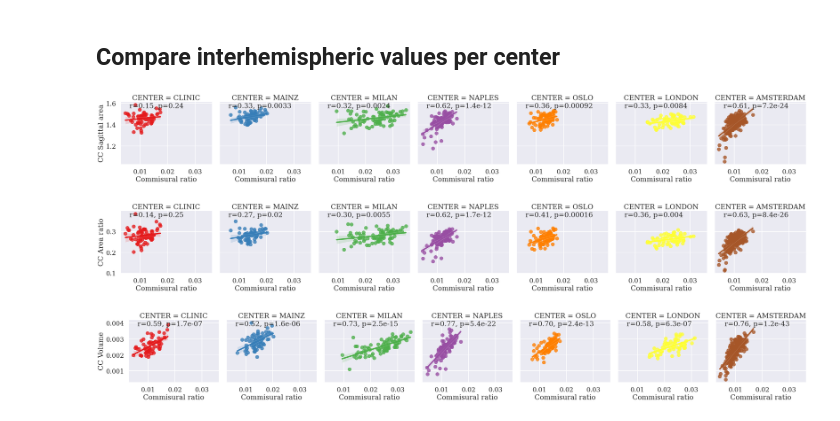
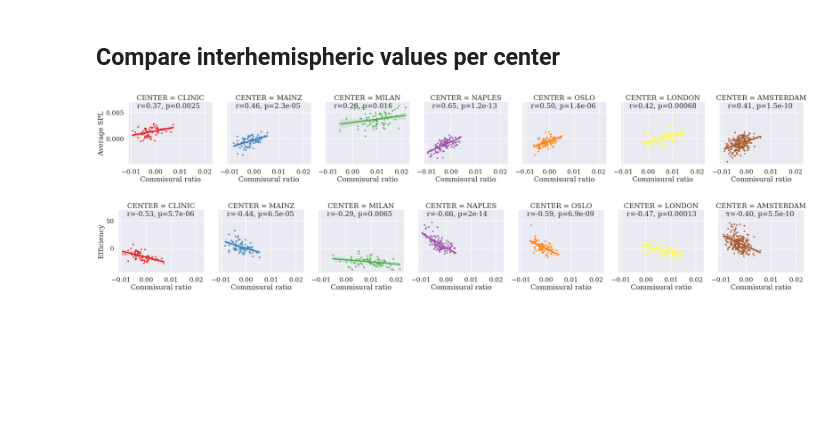
Before and after one commit to GerardMJuan/GraphNetworkMarkers, a Jupyter notebook: PAPER_FIGURES_TABLES/Fig_Comparison_inter.ipynb, the cells around one changed output. Cells and saved outputs as stored; diff of their text form; code cells hidden in the pictures; blank space fills up the shorter version.

```diff
--- a/PAPER_FIGURES_TABLES/Fig_Comparison_inter.ipynb
+++ b/PAPER_FIGURES_TABLES/Fig_Comparison_inter.ipynb
@@ -74,6 +75,8 @@ AMSTERDAM 3.5 ( 2.5 5.5 )
 # %% [markdown]
 ## Compare interhemispheric values globally
 # %%
+df_merged = pd.read_csv("/home/gerard/VHIR/MAGNIMS_DEFINITIVE_RESULTS/df_merged_combat.csv")
+
 def annotate(col1, col2, data, multihue=False, **kwargs):
     if len(data[col1]) >= 2 or len(data[col2]) >= 2:
         r, p = stats.pearsonr(data[col1], data[col2])
@@ -111,7 +114,7 @@ def annotate_axis(col1, col2, data, ax, label, level=0):
 
 # fer un subplot 2x1.
 # i fer que cada un siguin les figures.
-sns.set(style='darkgrid', context='talk', palette='turbo', font="serif")
+sns.set(style='darkgrid', context='paper', palette='turbo', font="serif")
 f, axes = plt.subplots(1, 3, figsize=(12,4), constrained_layout=True)
 axes = axes.ravel()
 
@@ -127,18 +130,18 @@ z2 = "Comm_ratio_approx"
 df_corrected = df_merged.copy()
 
 for var in [x1,x2,y1,y2,z1,z2]:
-    to_correct_for = 'C(CENTER) + AGE + C(SEX)'
+    to_correct_for = 'AGE + C(SEX)'
     results = smf.ols(f'{x1} ~ {to_correct_for}', data=df_corrected).fit()
     df_corrected[f"{x1}"] = results.resid + results.params.Intercept
 
 
-sns.regplot(x=x1, y=x2, data=df_corrected, marker='o', color='#008176', ax=axes[0])
+sns.regplot(x=x1, y=x2, data=df_corrected, marker='o', scatter_kws={'s':10}, color='#008176', ax=axes[0])
 annotate_axis(x1, x2, df_corrected, axes[0], "", 0)
 
-sns.regplot(x=y1, y=y2, data=df_corrected, marker='o', color='#008176', ax=axes[1])
+sns.regplot(x=y1, y=y2, data=df_corrected, marker='o', scatter_kws={'s':10},  color='#008176', ax=axes[1])
 annotate_axis(y1, y2, df_corrected, axes[1], "", 0)
 
-sns.regplot(x=z1, y=z2, data=df_corrected, marker='o', color='#008176', ax=axes[2])
+sns.regplot(x=z1, y=z2, data=df_corrected, marker='o', scatter_kws={'s':10},  color='#008176', ax=axes[2])
 annotate_axis(z1, z2, df_corrected, axes[2], "", 0)
 
 # Rename the axis of the figure
@@ -151,6 +154,6 @@ axes[1].set_ylabel("CC ratio")
 axes[2].set_xlabel("Commisural ratio")
 axes[2].set_ylabel("CC volume")
 
-plt.savefig("/home/gerard/PAPERS/PAPER_COBRA/FIGURES/Inter_relation.pdf", dpi=300)
-plt.savefig("/home/gerard/PAPERS/PAPER_COBRA/BRAIN_SUBMISSION/FIGURES/Fig2_Inter_relation.png", dpi=300)
+# plt.savefig("/home/gerard/Desktop/PROGRESS_NEURO/review/Fig2_Inter_relation.pdf", dpi=300)
+# plt.savefig("/home/gerard/PAPERS/PAPER_COBRA/BRAIN_SUBMISSION/FIGURES/Fig2_Inter_relation.png", dpi=300)
 # %% [output]
@@ -160,17 +383,28 @@ plt.savefig("/home/gerard/PAPERS/PAPER_COBRA/BRAIN_SUBMISSION/FIGURES/Fig2_Inter
 # %%
 sns.set(style='darkgrid', context='poster', palette='Set1', font="serif")
 
+x1 = "Comm_ratio"
+x2 = "Comm_ratio"
+
+y1 = "SC_spl_full"
+y2 = "SC_eff_full"
+
+df_corrected = df_merged.copy()
+
+for var in [x1,y1,y2]:
+    to_correct_for = 'AGE + C(SEX)'
+    results = smf.ols(f'{var} ~ {to_correct_for}', data=df_corrected).fit()
+    df_corrected[f"{var}"] = results.resid
+
 #LMplot
 ## Do it per center?
-q_list = [(x1, x2), (y1, y2), (z1, z2)]
-axis_labels = [("Commisural ratio", "CC Sagittal area"), ("Commisural ratio", "CC Area ratio"), ("Commisural ratio", "CC Volume")]
+q_list = [(x1, y1), (x2, y2)]
+axis_labels = [("Commisural ratio", "Average SPL"), ("Commisural ratio", "Efficiency")]
 
 for (q1, q2), (x_label, y_label) in zip(q_list, axis_labels):
-    g = sns.lmplot(data=df_merged, x=f"{q1}", y=f"{q2}", col="CENTER", hue="CENTER", sharex=True, sharey=True)
+    g = sns.lmplot(data=df_corrected, x=f"{q1}", y=f"{q2}", scatter_kws={'s':25}, col="CENTER", hue="CENTER", sharey=True, sharex=True)
     g.map_dataframe(annotate, f"{q1}", f"{q2}", multihue=False)
-
     g.set_axis_labels(x_label, y_label)
 # %% [output]
-[figure, old version]
+[figure, new version]
-[figure, old version]
+[figure, new version]
-[figure, removed]
```
Also changed, not shown: parts of 2 cells of this notebook, 6 other files.
